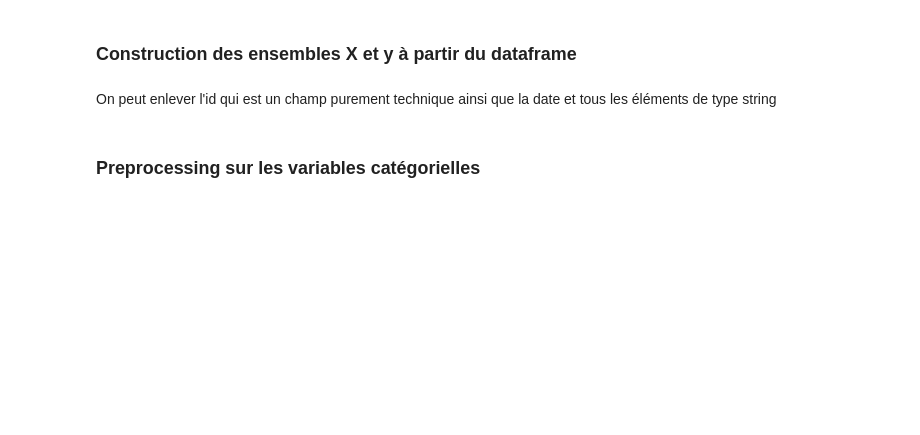
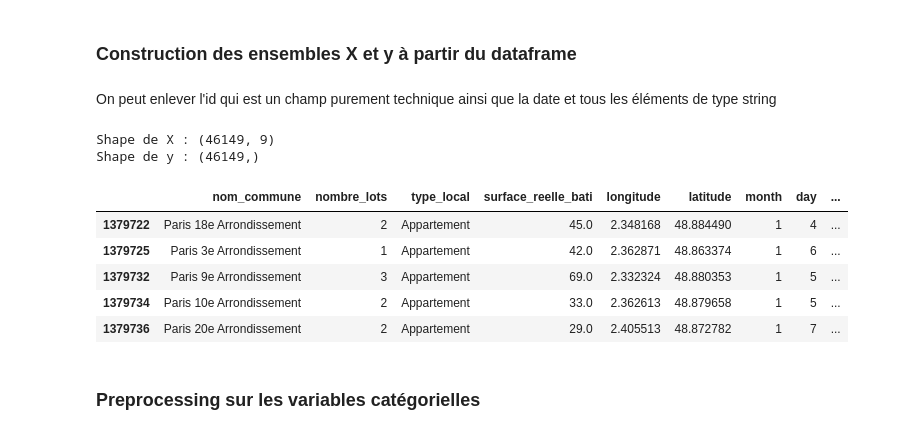
Before and after one commit to anthonymoisan/Predict_Immo, a Jupyter notebook: src/project_Immo.ipynb, the cells around one changed output. Saved outputs shown, nothing was run; the diff lists cells and outputs as text; code cells hidden in the pictures; blank space fills up the shorter version.

```diff
--- a/src/project_Immo.ipynb
+++ b/src/project_Immo.ipynb
@@ -369,9 +661,18 @@ print(dfDep.shape)
 # %%
-X = dfDep.drop(["valeur_fonciere","id_mutation", "date_mutation", "numero_disposition", "adresse_numero", "adresse_nom_voie","adresse_complete"], axis = 1)
+X = dfDep.drop(["valeur_fonciere","date_mutation", "numero_disposition", "adresse_numero", "adresse_nom_voie","adresse_complete"], axis = 1)
 y = dfDep["valeur_fonciere"]
 print(f"Shape de X : {X.shape}")
 print(f"Shape de y : {y.shape}")
 X.head(5)
+# %% [output]
+Shape de X : (46149, 9)
+Shape de y : (46149,)
+|  | nom_commune | nombre_lots | type_local | surface_reelle_bati | longitude | latitude | month | day | ... |
+| 1379722 | Paris 18e Arrondissement | 2 | Appartement | 45.0 | 2.348168 | 48.884490 | 1 | 4 | ... |
+| 1379725 | Paris 3e Arrondissement | 1 | Appartement | 42.0 | 2.362871 | 48.863374 | 1 | 6 | ... |
+| 1379732 | Paris 9e Arrondissement | 3 | Appartement | 69.0 | 2.332324 | 48.880353 | 1 | 5 | ... |
+| 1379734 | Paris 10e Arrondissement | 2 | Appartement | 33.0 | 2.362613 | 48.879658 | 1 | 5 | ... |
+| 1379736 | Paris 20e Arrondissement | 2 | Appartement | 29.0 | 2.405513 | 48.872782 | 1 | 7 | ... |
 # %% [markdown]
 ### Preprocessing sur les variables catégorielles
 # %%
```
Also changed, not shown: parts of 75 cells of this notebook, 4 other files.
